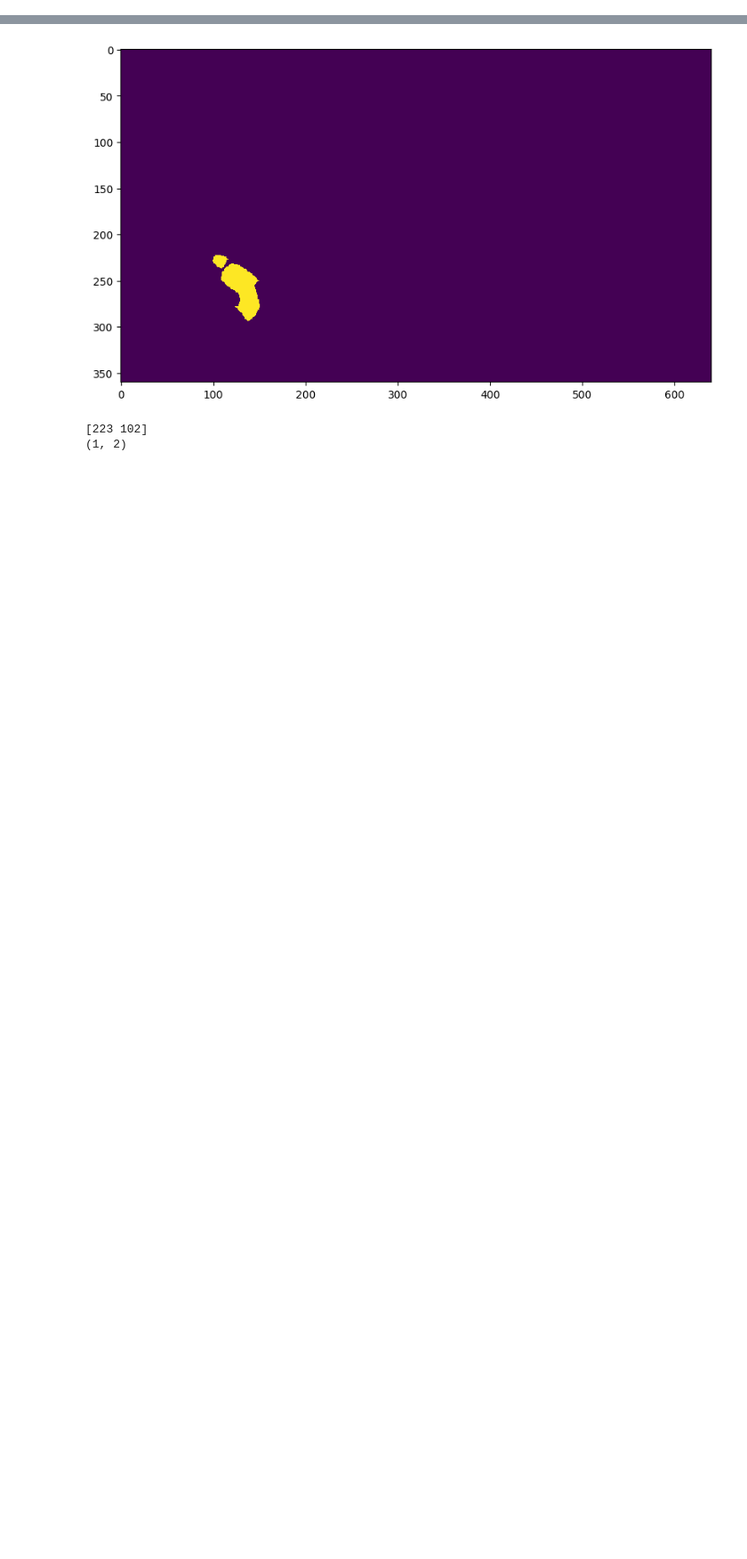
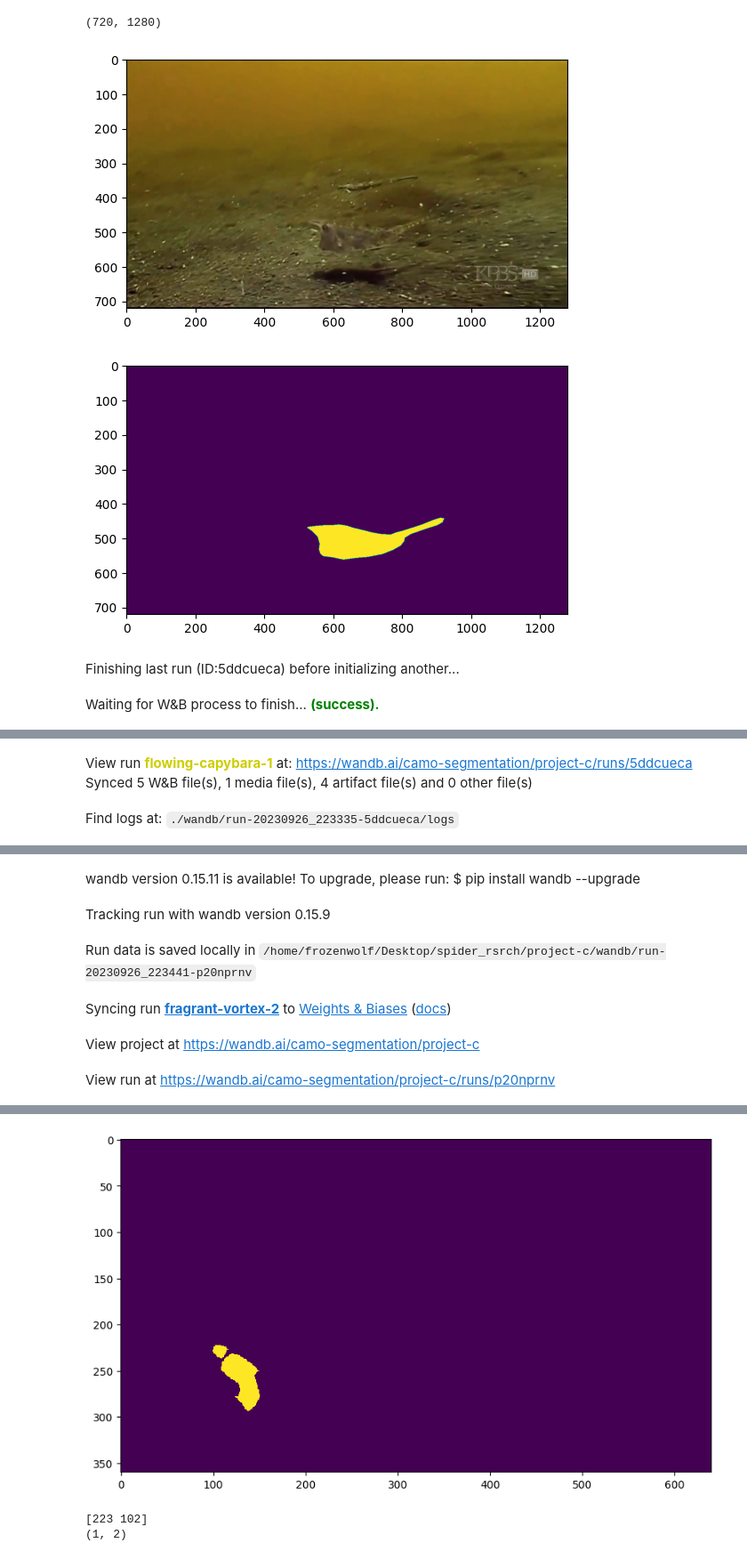
Before and after one commit to SpiderNitt/project-c, a Jupyter notebook: inference.ipynb, the cells around one changed output, grey strips where cells are left out. Shown at 89% size. Drawn from its saved outputs; the diff is of its cells as text; code cells hidden in the pictures; blank space fills up the shorter version.

Commit message:
resolves #2 wandb, metric, config integration

```diff
--- a/inference.ipynb
+++ b/inference.ipynb
@@ -2,0 +7,30 @@ from segment_anything.modeling import CamoSam
+# %%
+pred.shape
+# %% [output]
+(720, 1280)
+# %%
+import cv2
+import matplotlib.pyplot as plt
+
+pred = cv2.imread("raw/MoCA-Mask/MoCA_Video/TrainDataset_per_sq/cuttlefish_1/GT/00000.png", cv2.IMREAD_GRAYSCALE)
+img = cv2.imread("raw/MoCA-Mask/MoCA_Video/TrainDataset_per_sq/cuttlefish_1/Imgs/00000.jpg")
+
+plt.imshow(img)
+plt.show()
+plt.imshow(pred)
+plt.show()
+
+
+table = wandb.Table(columns=['ID', 'Image'])
+for id, (img, gt, pred) in enumerate(zip([img], [pred], [pred])):
+	mask_img = wandb.Image(img, masks = {
+		"prediction" : { "mask_data" : pred,}, "ground truth" : {"mask_data" : gt}
+	})
+
+	table.add_data(id, mask_img)
+	wandb.log({f"Train" : table})
+# %% [output]
+[figure, added]
+[figure, added]
+Finishing last run (ID:5ddcueca) before initializing another...
+Waiting for W&B process to finish... (success).
@@ -2,0 +38,3 @@ from segment_anything.modeling import CamoSam
+View run flowing-capybara-1 at: https://wandb.ai/camo-segmentation/project-c/runs/5ddcueca
+Synced 5 W&B file(s), 1 media file(s), 4 artifact file(s) and 0 other file(s)
+Find logs at: ./wandb/run-20230926_223335-5ddcueca/logs
@@ -2,0 +42,6 @@ from segment_anything.modeling import CamoSam
+wandb version 0.15.11 is available! To upgrade, please run: $ pip install wandb --upgrade
+Tracking run with wandb version 0.15.9
+Run data is saved locally in /home/frozenwolf/Desktop/spider_rsrch/project-c/wandb/run-20230926_223441-p20nprnv
+Syncing run fragrant-vortex-2 to Weights & Biases (docs)
+View project at https://wandb.ai/camo-segmentation/project-c
+View run at https://wandb.ai/camo-segmentation/project-c/runs/p20nprnv
```
Also changed, not shown: parts of 6 cells of this notebook, 6 other files.
